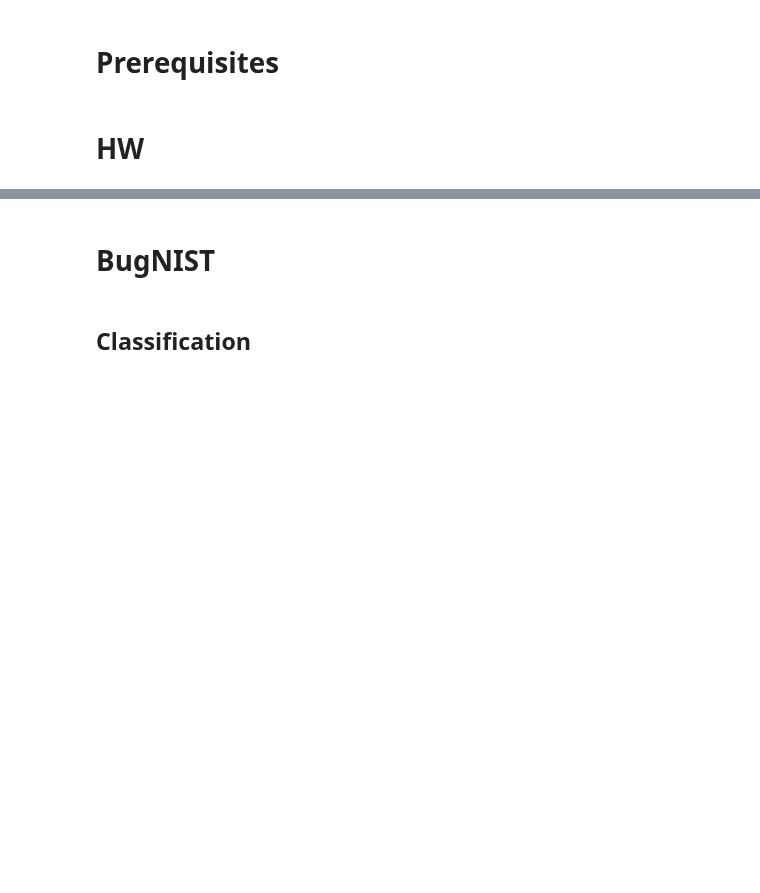
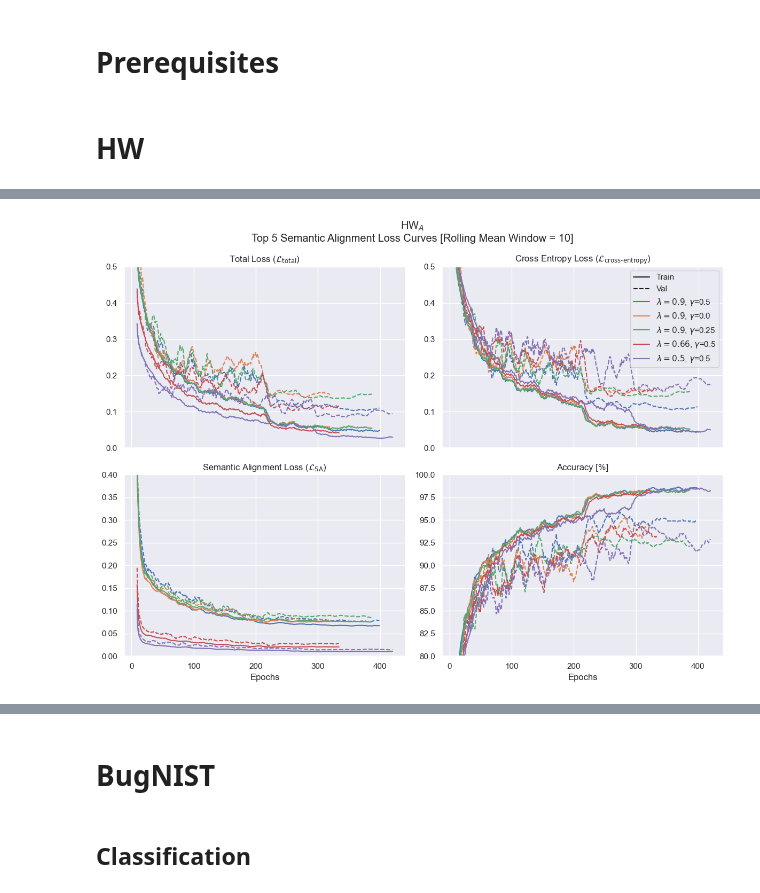
Before and after one commit to R0ner/cnn-context, a Jupyter notebook: notebooks/rep-03-curves.ipynb, the cells around one changed output, grey strips where cells are left out. Drawn from its saved outputs; the diff is of its cells as text; code cells hidden in the pictures; blank space fills up the shorter version.

```diff
--- a/notebooks/rep-03-curves.ipynb
+++ b/notebooks/rep-03-curves.ipynb
@@ -12,3 +14,7 @@ from IPython.display import display
 fig_dir = "../figures"
 # %% [markdown]
 # HW
+# %%
+sns.set_theme()
+exp_dir = "../models/hw-final"
+os.listdir(exp_dir)
@@ -14,0 +25,86 @@ fig_dir = "../figures"
+# %%
+full_dir = f"{exp_dir}/ordinary"
+configs = {}
+stats = {}
+for run in os.listdir(full_dir):
+    run_dir = f"{full_dir}/{run}"
+    with open(f"{run_dir}/config.json", "r") as f:
+        config = json.load(f)
+    configs[run] = config
+    stats[run] = pd.read_csv(f"{run_dir}/stats.csv", index_col=0)
+# %%
+plot_by = lambda config: config.get("cnt_loss", False)
+
+cs = sns.color_palette().as_hex()
+fig, ((ax00, ax01), (ax10, ax11)) = plt.subplots(
+    2, 2, figsize=(12, 9), sharex=True, sharey=False, tight_layout=True
+)
+idx = 0
+for run in stats:
+    config = configs[run]
+    stat = stats[run]
+    if not plot_by(config):
+        continue
+    # print(config)
+    lambda_ = config.get("cnt_weight", "")
+    gamma = config.get("cnt_cos_weight", "")
+    c = cs[idx]
+
+    # print(stat["val/mean_loss_ce_a"].dropna()[-10:].mean(), lambda_, gamma)
+    # if stat["val/mean_loss_ce_a"].dropna()[-10:].mean() > 0.16:
+    #     continue
+    if stat["val/mean_loss_ce_a"].dropna()[-10:].mean() > 0.175:
+        continue
+
+    ax00.plot(stat["train/mean_loss_total_a"].rolling(window=10).mean(), ls="-", c=c)
+    ax00.plot(stat["val/mean_loss_total_a"].rolling(window=10).mean(), ls="--", c=c)
+
+    ax01.plot(
+        stat["train/mean_loss_ce_a"].rolling(window=10).mean(),
+        ls="-",
+        c=c,
+        label=rf"$\lambda={lambda_}$, $\gamma$={gamma}",
+    )
+    ax01.plot(stat["val/mean_loss_ce_a"].rolling(window=10).mean(), ls="--", c=c)
+
+    ax10.plot(
+        stat["train/mean_loss_contrast_a"].rolling(window=10).mean(),
+        ls="-",
+        c=c,
+        label=rf"$\lambda={lambda_}$, $\gamma$={gamma}",
+    )
+    ax10.plot(stat["val/mean_loss_contrast_a"].rolling(window=10).mean(), ls="--", c=c)
+
+    ax11.plot(
+        stat["train/accuracy_a"].rolling(window=10).mean() * 100,
+        ls="-",
+        c=c,
+        label=rf"$\lambda={lambda_}$, $\gamma$={gamma}",
+    )
+    ax11.plot(stat["val/accuracy_a"].rolling(window=10).mean() * 100, ls="--", c=c)
+
+    idx += 1
+
+ax00.set_title(r"Total Loss ($\mathcal{L}_\text{total}$)")
+ax01.set_title(r"Cross Entropy Loss ($\mathcal{L}_\text{cross-entropy}$)")
+ax10.set_title(r"Semantic Alignment Loss ($\mathcal{L}_\text{SA}$)")
+ax11.set_title("Accuracy [%]")
+
+ax10.set_xlabel("Epochs")
+ax11.set_xlabel("Epochs")
+
+# for ax in (ax00, ax01, ax10, ax11):
+#     xmin, xmax = ax.get_xlim()
+#     ax.set_xlim(0, xmax + xmin)
+ax00.set_ylim(0, 0.5)
+ax01.set_ylim(0, 0.5)
+ax10.set_ylim(0, 0.4)
+ax11.set_ylim(80, 100)
+fig.suptitle("HW$_A$\nTop 5 Semantic Alignment Loss Curves [Rolling Mean Window = 10]")
+
+handles, labels = ax01.get_legend_handles_labels()
+handles = [Line2D([], [], ls='-', c='k'), Line2D([], [], ls='--', c='k')] + handles
+labels = ["Train", "Val"] + labels
+ax01.legend(handles, labels)
+# plt.savefig(f"{fig_dir}/sa_loss_curves_top5.pdf", bbox_inches='tight')
+# %% [output]
@@ -14,0 +112 @@ fig_dir = "../figures"
+[figure, added]
```
Also changed, not shown: parts of 20 cells of this notebook, 2 other files.
